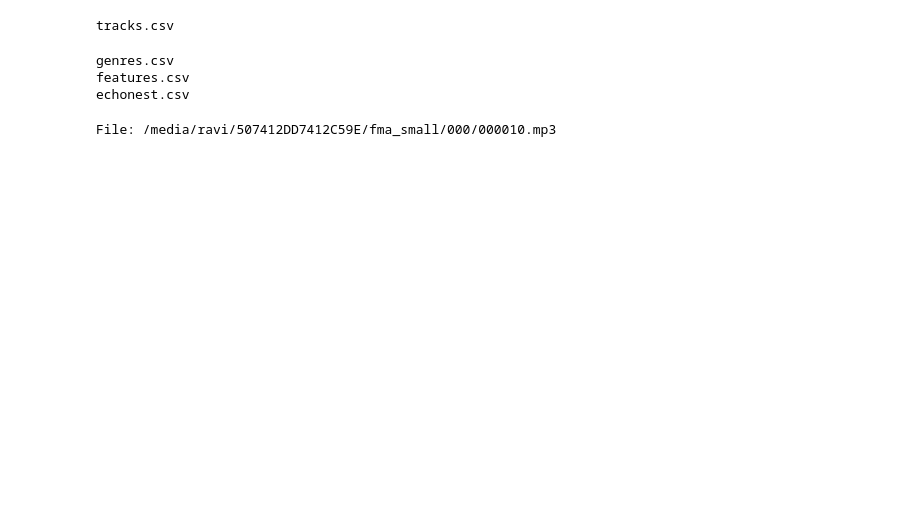
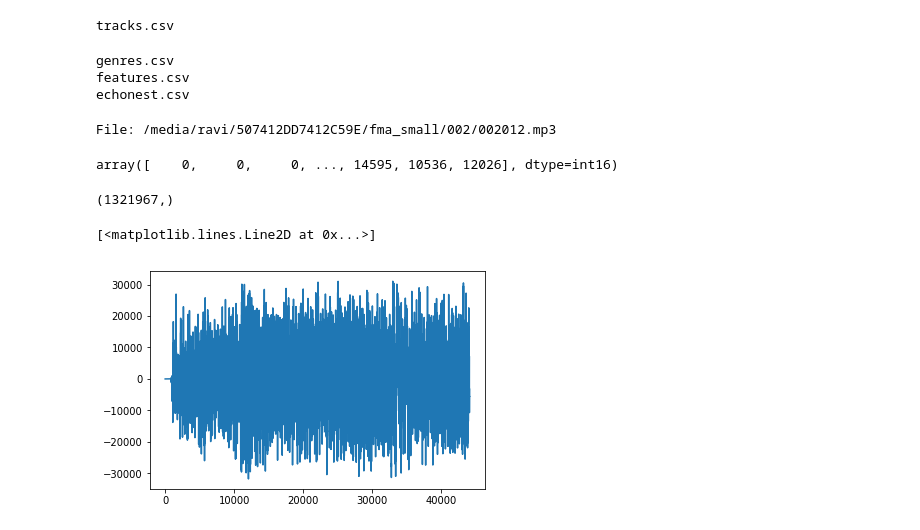
Before and after one commit to caoj8/Amadeus-Copy, a Jupyter notebook: fma_code/SubsetPreProcessing.ipynb, the cells around one changed output. Saved outputs shown, nothing was run; the diff lists cells and outputs as text; code cells hidden in the pictures; blank space fills up the shorter version.

```diff
--- a/fma_code/SubsetPreProcessing.ipynb
+++ b/fma_code/SubsetPreProcessing.ipynb
@@ -21,10 +22,23 @@ genres.csv
 features.csv
 echonest.csv
 # %%
-filename = utils.get_audio_path(AUDIO_DIR, 10)
+filename = utils.get_audio_path(AUDIO_DIR, 2012)
 print('File: {}'.format(filename))
 
-x = utils.FfmpegLoader().load(filename)
+x = utils.FfmpegLoader(sampling_rate=44100).load(filename)
 sr=44100 # sampling rate
 # %% [output]
-File: /media/ravi/507412DD7412C59E/fma_small/000/000010.mp3
+File: /media/ravi/507412DD7412C59E/fma_small/002/002012.mp3
+# %%
+x
+# %% [output]
+array([    0,     0,     0, ..., 14595, 10536, 12026], dtype=int16)
+# %%
+x.shape
+# %% [output]
+(1321967,)
+# %%
+plt.plot(x[0:44100])
+# %% [output]
+[<matplotlib.lines.Line2D at 0x...>]
+[figure, added]
```
Also changed, not shown: parts of 15 cells of this notebook, 1 other file.
